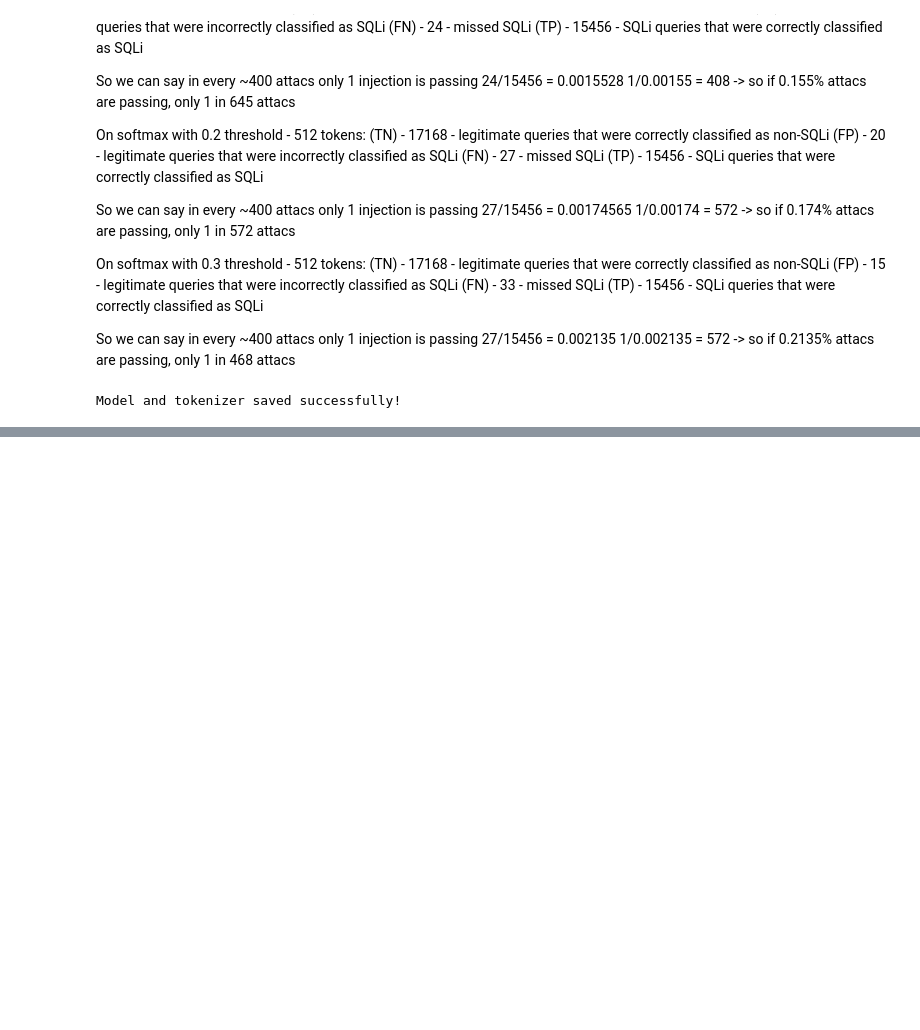
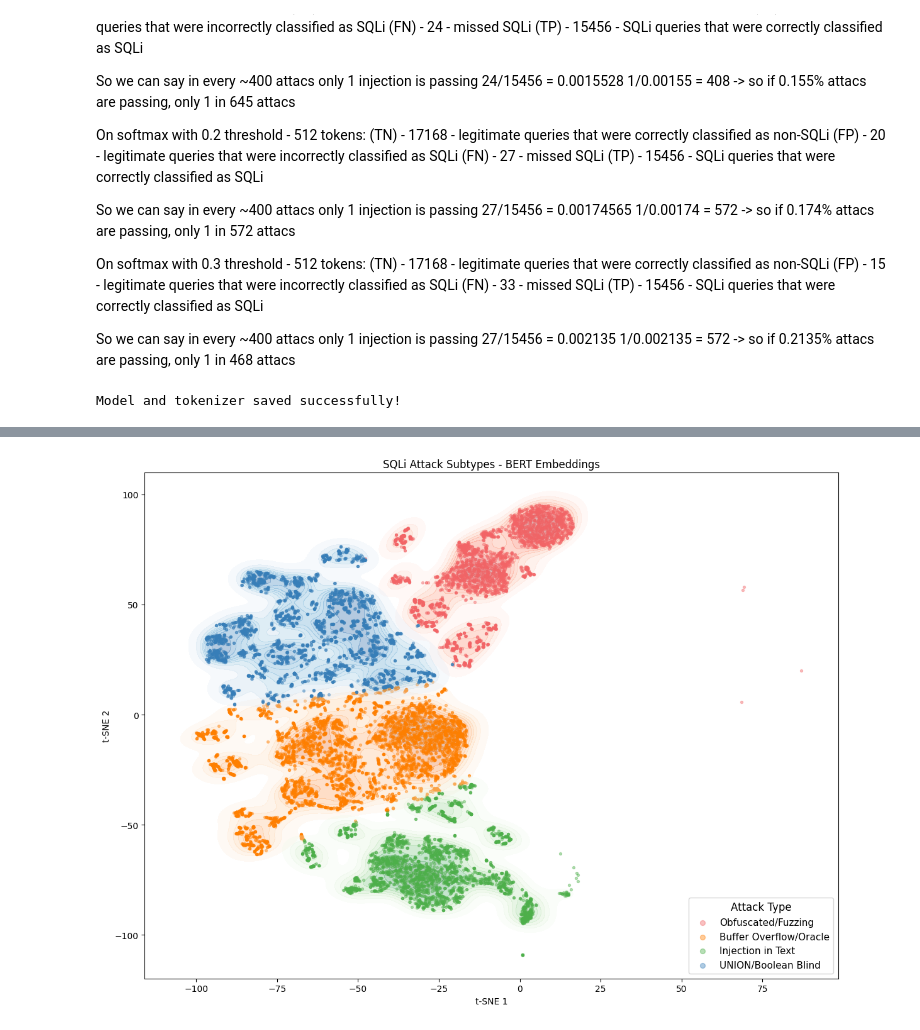
Before and after one commit to viserionnina/bert-sqli-detection, a Jupyter notebook: notebooks/training.ipynb, the cells around one changed output, grey strips where cells are left out. Cells and saved outputs as stored; diff of their text form; code cells hidden in the pictures; blank space fills up the shorter version.

```diff
--- a/notebooks/training.ipynb
+++ b/notebooks/training.ipynb
@@ -663,0 +814,44 @@ Model and tokenizer saved successfully!
+# %%
+import seaborn as sns
+from matplotlib.lines import Line2D
+from sklearn.cluster import KMeans
+import matplotlib.patches as mpatches
+
+# SQLi točke
+sqli_idx = np.where(y == 1)
+sqli_points = X_2d[sqli_idx]
+
+kmeans = KMeans(n_clusters=4, random_state=42)
+cluster_labels = kmeans.fit_predict(sqli_points)
+
+cluster_names = {
+    0: 'Obfuscated/Fuzzing',
+    1: 'Buffer Overflow/Oracle',
+    2: 'Injection in Text',
+    3: 'UNION/Boolean Blind'
+}
+colors = ["#f26466", "#ff7f00", "#4daf4a", "#377eb8"]
+cmaps = ['Reds', 'Oranges', 'Greens', 'Blues']
+
+fig, ax = plt.subplots(figsize=(12, 9))
+
+for cluster_id in range(4):
+    mask = cluster_labels == cluster_id
+    points = sqli_points[mask]
+
+    # KDE oblak
+    sns.kdeplot(x=points[:, 0], y=points[:, 1],
+                cmap=cmaps[cluster_id], fill=True, alpha=0.3, ax=ax)
+    # scatter točke
+    ax.scatter(points[:, 0], points[:, 1],
+               c=colors[cluster_id], alpha=0.4, s=8, label=cluster_names[cluster_id])
+
+ax.set_xlabel('t-SNE 1')
+ax.set_ylabel('t-SNE 2')
+ax.set_title('SQLi Attack Subtypes - BERT Embeddings')
+ax.legend(title='Attack Type', loc='lower right', fontsize=11, title_fontsize=12, markerscale=2)
+plt.tight_layout()
+plt.savefig('../results/sqli_subtypes_kde.png', dpi=300, bbox_inches='tight')
+plt.show()
+# %% [output]
+[figure, added]
```
Also changed, not shown: parts of 6 cells of this notebook, 11 other files.
